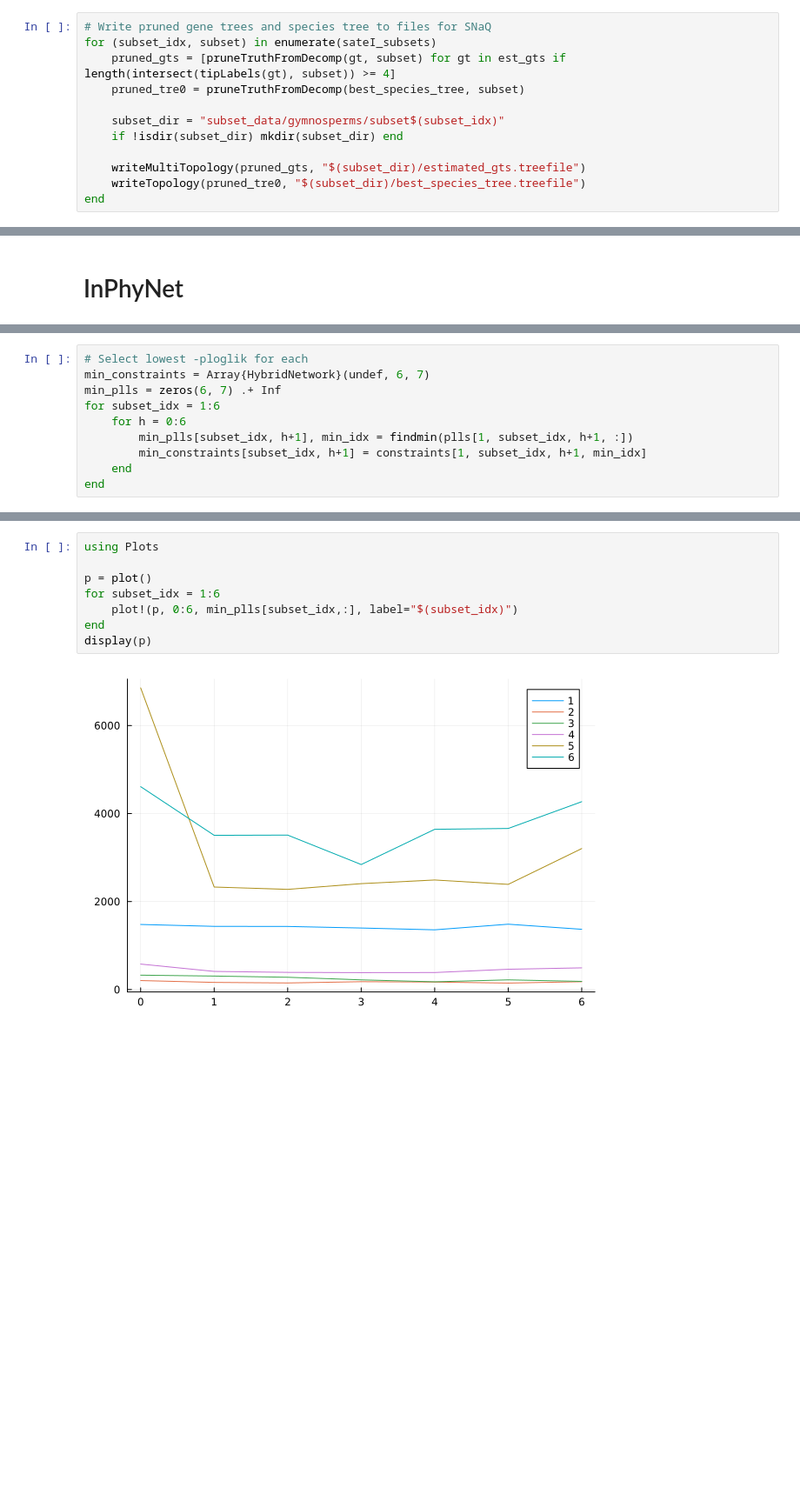
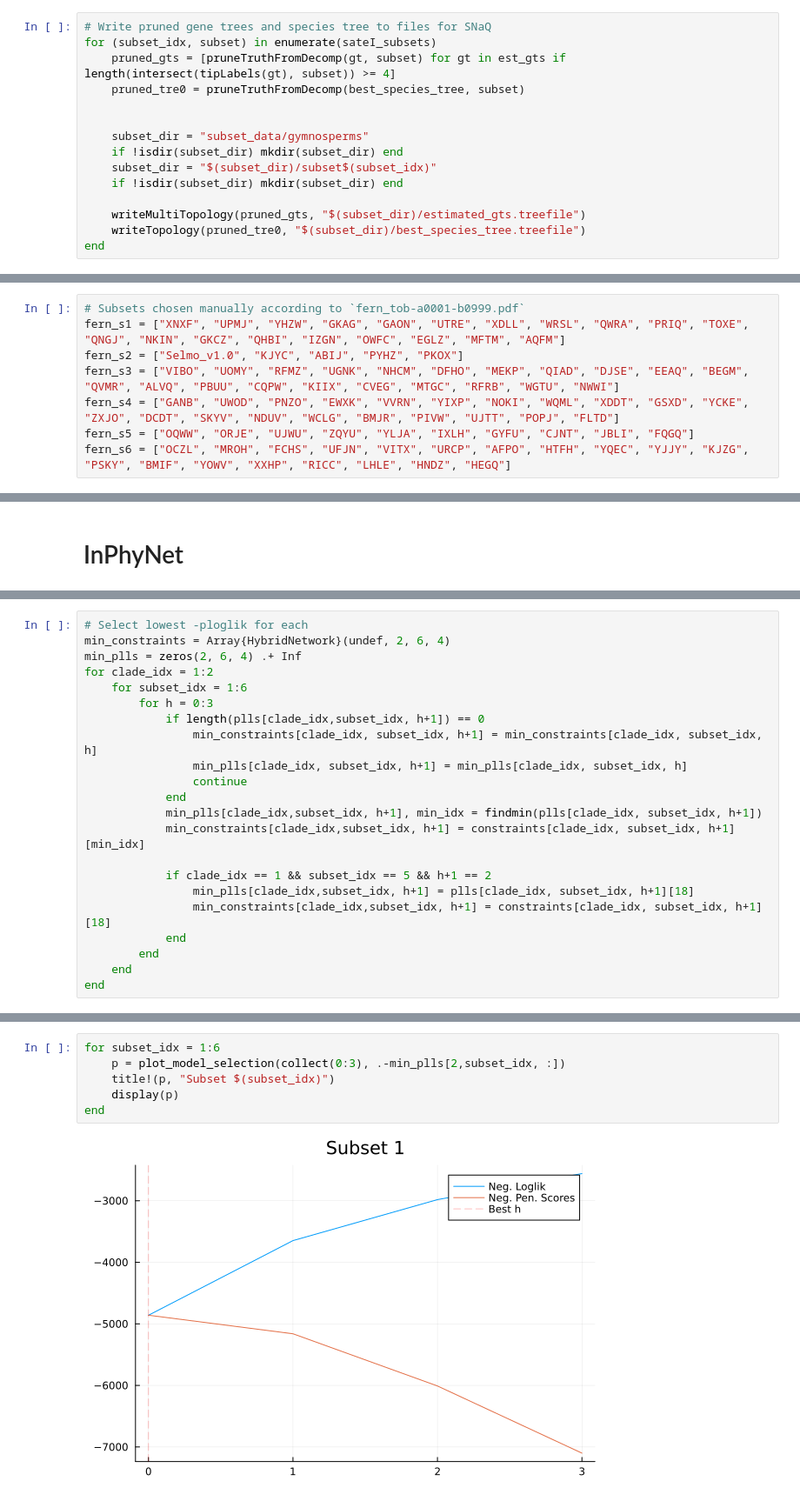
Before and after one commit to NathanKolbow/InPhyNetSimulations, a Jupyter notebook: empirical-study/analysis.ipynb, the cells around one changed output, grey strips where cells are left out. Shown at 87% size. Cells and saved outputs as stored; diff of their text form; blank space fills up the shorter version.

```diff
--- a/empirical-study/analysis.ipynb
+++ b/empirical-study/analysis.ipynb
@@ -215,7 +240,10 @@ for (subset_idx, subset) in enumerate(sateI_subsets)
     pruned_gts = [pruneTruthFromDecomp(gt, subset) for gt in est_gts if length(intersect(tipLabels(gt), subset)) >= 4]
     pruned_tre0 = pruneTruthFromDecomp(best_species_tree, subset)
 
-    subset_dir = "subset_data/gymnosperms/subset$(subset_idx)"
+
+    subset_dir = "subset_data/gymnosperms"
+    if !isdir(subset_dir) mkdir(subset_dir) end
+    subset_dir = "$(subset_dir)/subset$(subset_idx)"
     if !isdir(subset_dir) mkdir(subset_dir) end
 
     writeMultiTopology(pruned_gts, "$(subset_dir)/estimated_gts.treefile")
@@ -269,0 +295,8 @@ writeMultiTopology(pruned_gts, "ToB_inference/fern_gts.tre")
+# %%
+# Subsets chosen manually according to `fern_tob-a0001-b0999.pdf`
+fern_s1 = ["XNXF", "UPMJ", "YHZW", "GKAG", "GAON", "UTRE", "XDLL", "WRSL", "QWRA", "PRIQ", "TOXE", "QNGJ", "NKIN", "GKCZ", "QHBI", "IZGN", "OWFC", "EGLZ", "MFTM", "AQFM"]
+fern_s2 = ["Selmo_v1.0", "KJYC", "ABIJ", "PYHZ", "PKOX"]
+fern_s3 = ["VIBO", "UOMY", "RFMZ", "UGNK", "NHCM", "DFHO", "MEKP", "QIAD", "DJSE", "EEAQ", "BEGM", "QVMR", "ALVQ", "PBUU", "CQPW", "KIIX", "CVEG", "MTGC", "RFRB", "WGTU", "NWWI"]
+fern_s4 = ["GANB", "UWOD", "PNZO", "EWXK", "VVRN", "YIXP", "NOKI", "WQML", "XDDT", "GSXD", "YCKE", "ZXJO", "DCDT", "SKYV", "NDUV", "WCLG", "BMJR", "PIVW", "UJTT", "POPJ", "FLTD"]
+fern_s5 = ["OQWW", "ORJE", "UJWU", "ZQYU", "YLJA", "IXLH", "GYFU", "CJNT", "JBLI", "FQGQ"]
+fern_s6 = ["OCZL", "MROH", "FCHS", "UFJN", "VITX", "URCP", "AFPO", "HTFH", "YQEC", "YJJY", "KJZG", "PSKY", "BMIF", "YOWV", "XXHP", "RICC", "LHLE", "HNDZ", "HEGQ"]
@@ -314,11 +392,23 @@ for subset_idx = 1:6
 end
 # %%
 # Select lowest -ploglik for each
-min_constraints = Array{HybridNetwork}(undef, 6, 7)
-min_plls = zeros(6, 7) .+ Inf
-for subset_idx = 1:6
-    for h = 0:6
-        min_plls[subset_idx, h+1], min_idx = findmin(plls[1, subset_idx, h+1, :])
-        min_constraints[subset_idx, h+1] = constraints[1, subset_idx, h+1, min_idx]
+min_constraints = Array{HybridNetwork}(undef, 2, 6, 4)
+min_plls = zeros(2, 6, 4) .+ Inf
+for clade_idx = 1:2
+    for subset_idx = 1:6
+        for h = 0:3
+            if length(plls[clade_idx,subset_idx, h+1]) == 0
+                min_constraints[clade_idx, subset_idx, h+1] = min_constraints[clade_idx, subset_idx, h]
+                min_plls[clade_idx, subset_idx, h+1] = min_plls[clade_idx, subset_idx, h]
+                continue
+            end
+            min_plls[clade_idx,subset_idx, h+1], min_idx = findmin(plls[clade_idx, subset_idx, h+1])
+            min_constraints[clade_idx,subset_idx, h+1] = constraints[clade_idx, subset_idx, h+1][min_idx]
+
+            if clade_idx == 1 && subset_idx == 5 && h+1 == 2
+                min_plls[clade_idx,subset_idx, h+1] = plls[clade_idx, subset_idx, h+1][18]
+                min_constraints[clade_idx,subset_idx, h+1] = constraints[clade_idx, subset_idx, h+1][18]
+            end
+        end
     end
 end
@@ -325,10 +459,8 @@ end
 # %%
-using Plots
-
-p = plot()
 for subset_idx = 1:6
-    plot!(p, 0:6, min_plls[subset_idx,:], label="$(subset_idx)")
+    p = plot_model_selection(collect(0:3), .-min_plls[2,subset_idx, :])
+    title!(p, "Subset $(subset_idx)")
+    display(p)
 end
-display(p)
 # %% [output]
-[figure, old version]
+[figure, new version]
```
Also changed, not shown: parts of 41 cells of this notebook, 22 other files.
